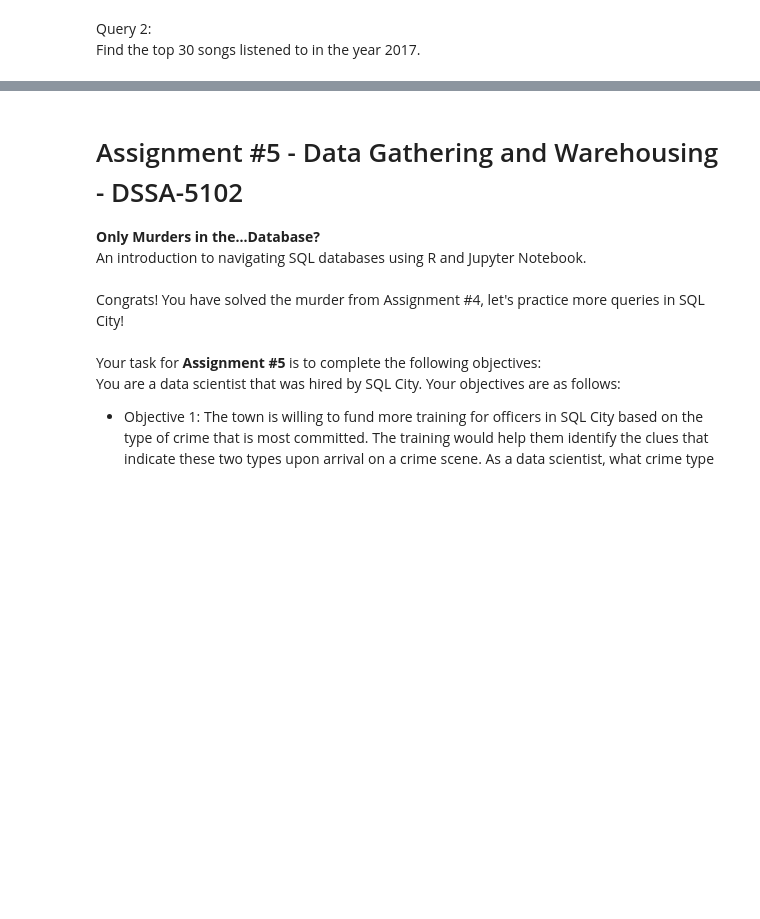
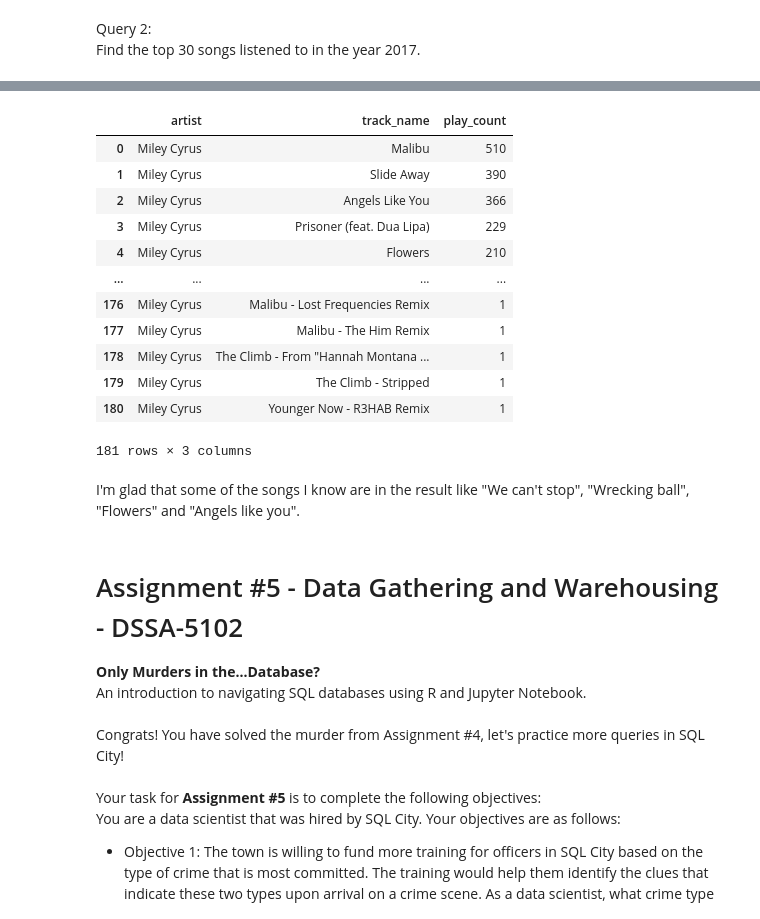
Before and after one commit to letatthinh/data-gathering-and-warehousing, a Jupyter notebook: Assignments/Assignment 5/Assignment5_Le.ipynb, the cells around one changed output, grey strips where cells are left out. Saved outputs shown, nothing was run; the diff lists cells and outputs as text; code cells hidden in the pictures; blank space fills up the shorter version.

```diff
--- a/Assignments/Assignment 5/Assignment5_Le.ipynb
+++ b/Assignments/Assignment 5/Assignment5_Le.ipynb
@@ -125,2 +140,30 @@ Ask a question and create your own!
+# %%
+with engine.connect() as connection:
+    query = text("""
+        SELECT master_metadata_album_artist_name AS artist, master_metadata_track_name AS track_name, COUNT(*) AS play_count
+        FROM spotify_history
+        WHERE artist = 'Miley Cyrus'
+        GROUP BY artist, track_name
+        ORDER BY play_count DESC
+    """)
+    miley_cyrus_songs = pd.read_sql(query, connection)
+
+miley_cyrus_songs
+# %% [output]
+|  | artist | track_name | play_count |
+| 0 | Miley Cyrus | Malibu | 510 |
+| 1 | Miley Cyrus | Slide Away | 390 |
+| 2 | Miley Cyrus | Angels Like You | 366 |
+| 3 | Miley Cyrus | Prisoner (feat. Dua Lipa) | 229 |
+| 4 | Miley Cyrus | Flowers | 210 |
+| ... | ... | ... | ... |
+| 176 | Miley Cyrus | Malibu - Lost Frequencies Remix | 1 |
+| 177 | Miley Cyrus | Malibu - The Him Remix | 1 |
+| 178 | Miley Cyrus | The Climb - From "Hannah Montana ... | 1 |
+| 179 | Miley Cyrus | The Climb - Stripped | 1 |
+| 180 | Miley Cyrus | Younger Now - R3HAB Remix | 1 |
+181 rows × 3 columns
+# %% [markdown]
+I'm glad that some of the songs I know are in the result like "We can't stop", "Wrecking ball", "Flowers" and "Angels like you".
 # %%
 #Disconnect from the database. Always remember to disconnect :)
```
Also changed, not shown: parts of 22 cells of this notebook.
